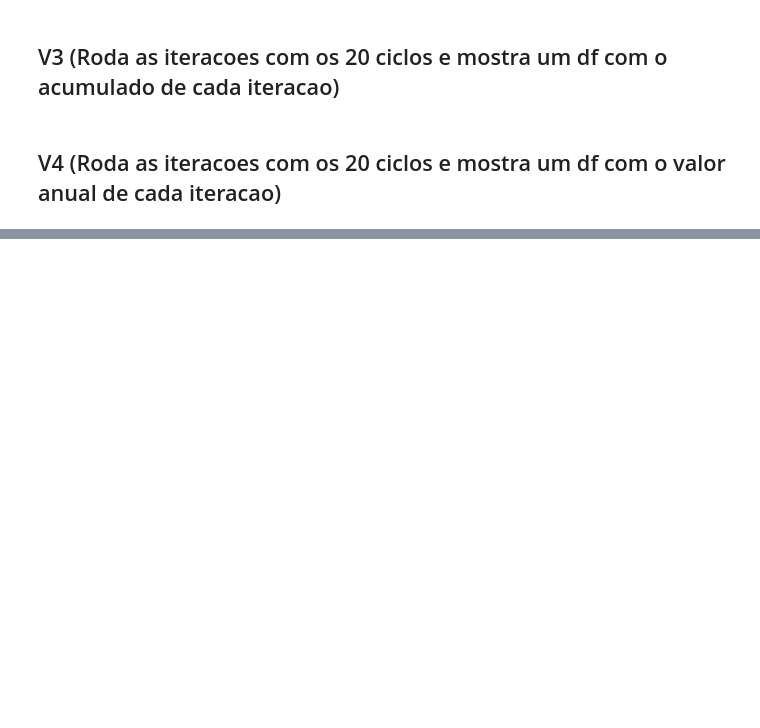
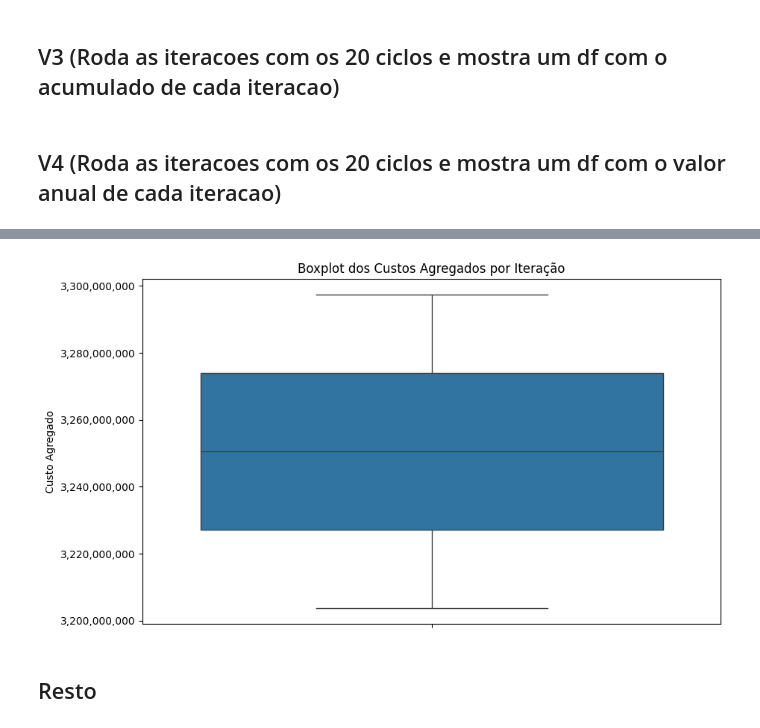
Before and after one commit to TiamatCod3/tcc-canabidiol, a Jupyter notebook: Notebooks/Normalizacoes e Modelos.ipynb, the cells around one changed output, grey strips where cells are left out. Cells and saved outputs as stored; diff of their text form; code cells hidden in the pictures; blank space fills up the shorter version.

```diff
--- a/Notebooks/Normalizacoes e Modelos.ipynb
+++ b/Notebooks/Normalizacoes e Modelos.ipynb
@@ -1453,2 +1514,20 @@ plt.show()
+# %%
+# Gerar o boxplot com seaborn
+plt.figure(figsize=(10, 6))
+sns.boxplot(data=valor_agregado_df, y='Valor_Agregado')
+plt.title('Boxplot dos Custos Agregados por Iteração')
+plt.ylabel('Custo Agregado')
+
+# Formatação do eixo Y
+formatter = ticker.FuncFormatter(lambda x, pos: '{:,.0f}'.format(x))
+plt.gca().yaxis.set_major_formatter(formatter)
+
+# Exibindo o gráfico
+plt.savefig('../TCC Latex/images/boxplot_custo_acumulado.png')
+plt.show()
+# %% [output]
+[figure, added]
+# %% [markdown]
+## Resto
 # %%
 coorte
```
Also changed, not shown: parts of 18 cells of this notebook, 4 other files.
